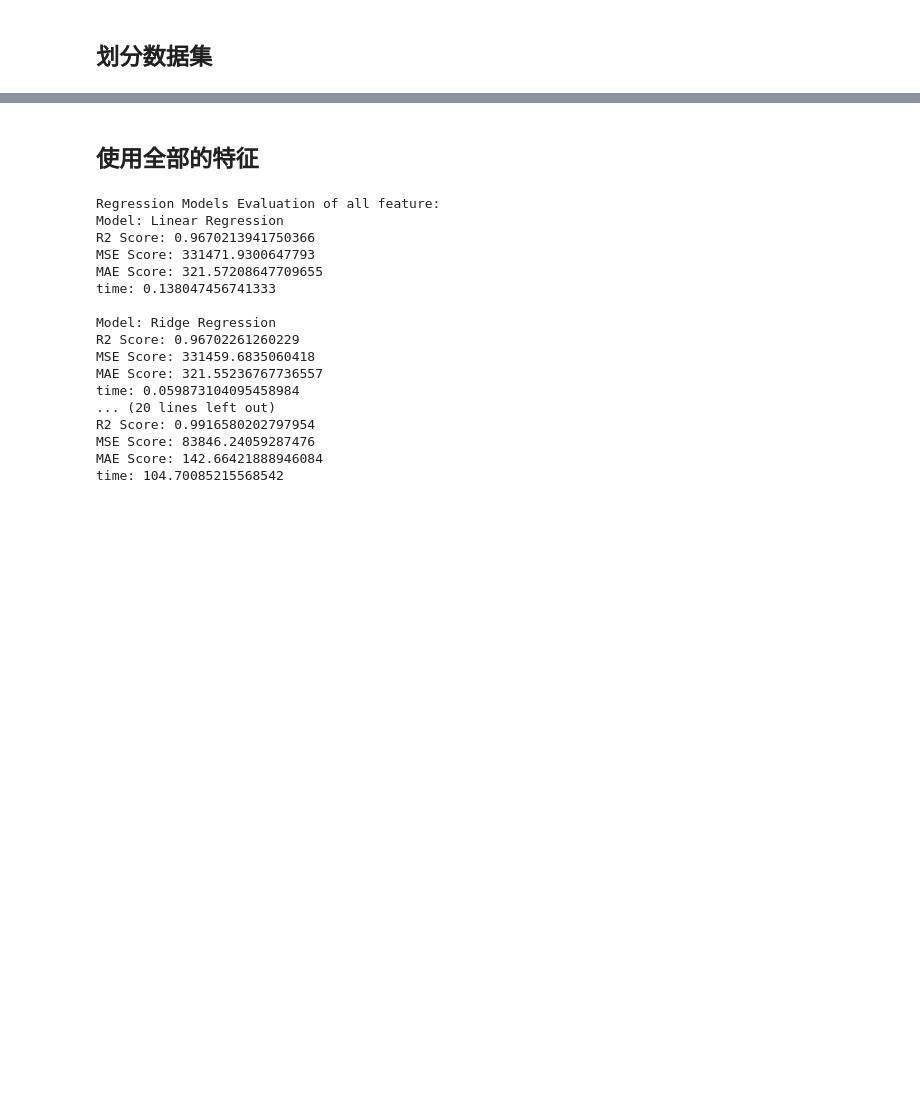
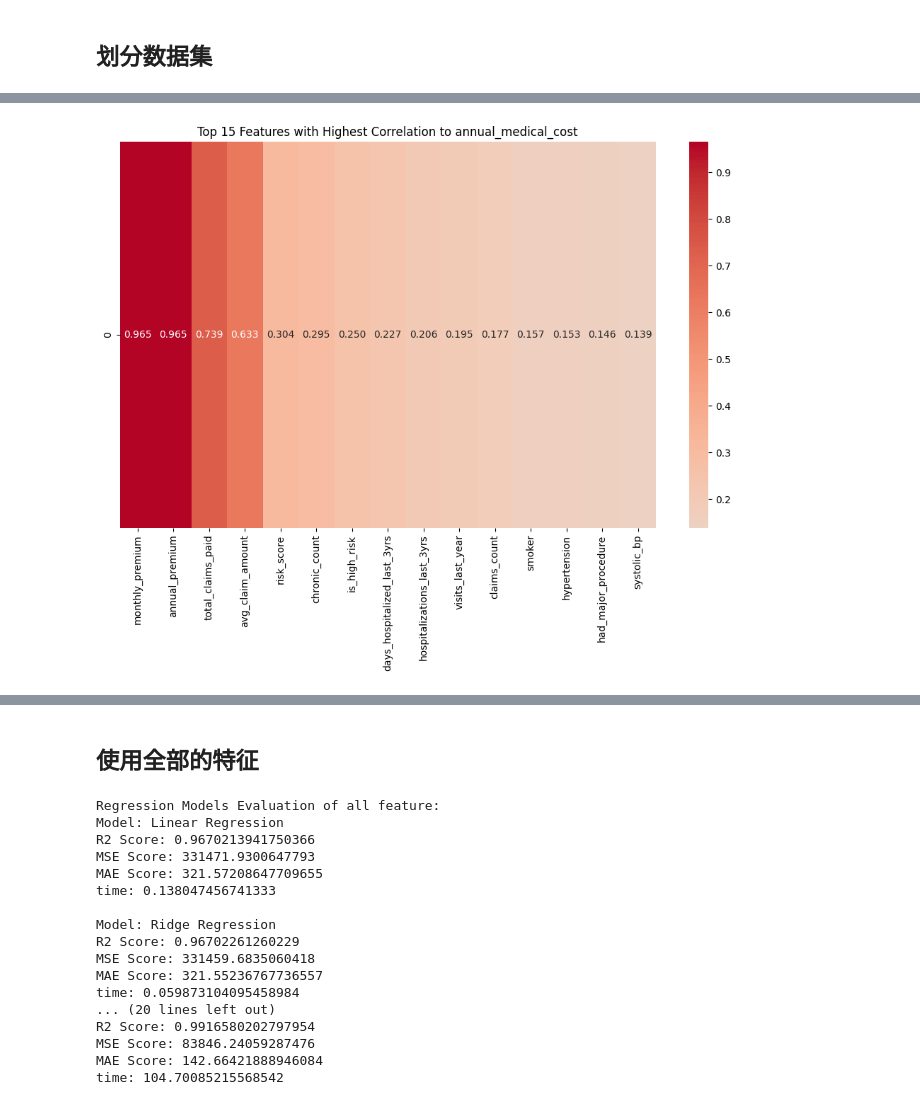
Before and after one commit to chenchunmei-daphne/try, a Jupyter notebook: group_work/prediction_model.ipynb, the cells around one changed output, grey strips where cells are left out. Cells and saved outputs as stored; diff of their text form; code cells hidden in the pictures; blank space fills up the shorter version.

```diff
--- a/group_work/prediction_model.ipynb
+++ b/group_work/prediction_model.ipynb
@@ -28,0 +56,16 @@ X_train1, X_test1, y_train, y_test = train_test_split(X, y, test_size=0.2, rando
+# %%
+# Select the top 15 features with highest correlation to the target variable
+top_features = correlation_with_target.head(15)
+
+plt.figure(figsize=(10, 8))
+sns.heatmap(pd.DataFrame(top_features).T,
+            annot=True,
+            fmt='.3f',
+            cmap='coolwarm',
+            center=0,
+            cbar=True)
+plt.title('Top 15 Features with Highest Correlation to annual_medical_cost')
+plt.tight_layout()
+plt.show()
+# %% [output]
+[figure, added]
```
Also changed, not shown: parts of 7 cells of this notebook, 6 other files.
